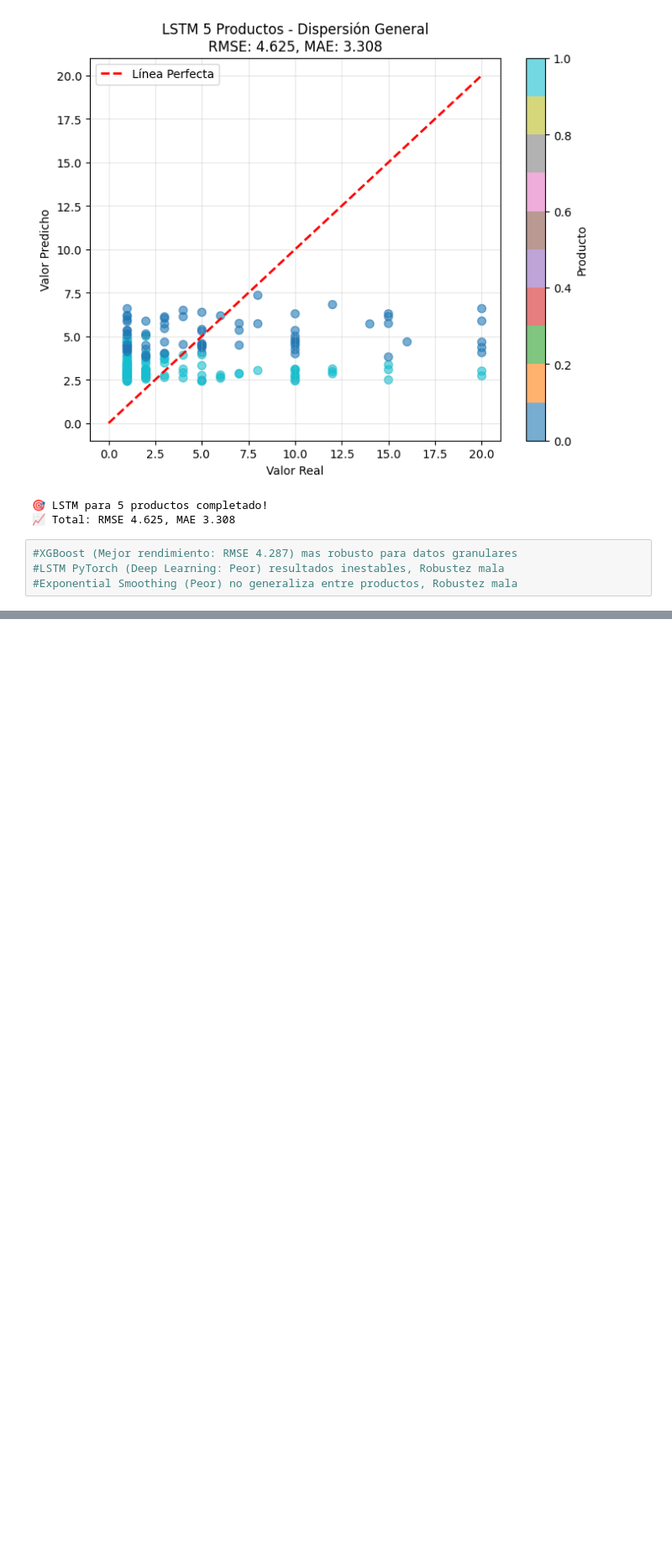
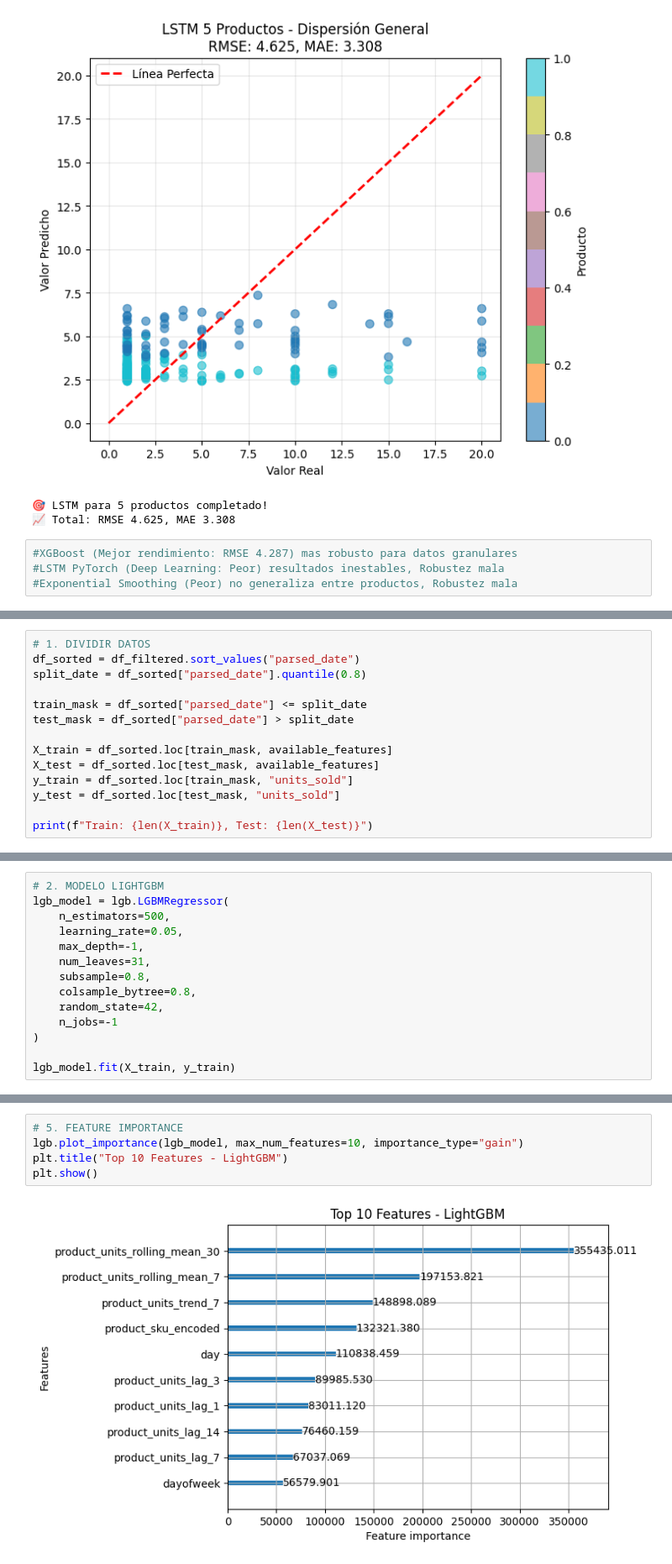
Before and after one commit to aladelca/pc1_20252_metodologia_data_science, a Jupyter notebook: notebooks/02_model_experimentation.ipynb, the cells around one changed output, grey strips where cells are left out. Shown at 84% size. Saved outputs shown, nothing was run; the diff lists cells and outputs as text; blank space fills up the shorter version.

```diff
--- a/notebooks/02_model_experimentation.ipynb
+++ b/notebooks/02_model_experimentation.ipynb
@@ -467,0 +569,14 @@ MAE Total:  3.3084
+# %%
+# 1. DIVIDIR DATOS
+df_sorted = df_filtered.sort_values("parsed_date")
+split_date = df_sorted["parsed_date"].quantile(0.8)
+
+train_mask = df_sorted["parsed_date"] <= split_date
+test_mask = df_sorted["parsed_date"] > split_date
+
+X_train = df_sorted.loc[train_mask, available_features]
+X_test = df_sorted.loc[test_mask, available_features]
+y_train = df_sorted.loc[train_mask, "units_sold"]
+y_test = df_sorted.loc[test_mask, "units_sold"]
+
+print(f"Train: {len(X_train)}, Test: {len(X_test)}")
@@ -467,0 +585,14 @@ MAE Total:  3.3084
+# %%
+# 2. MODELO LIGHTGBM
+lgb_model = lgb.LGBMRegressor(
+    n_estimators=500,
+    learning_rate=0.05,
+    max_depth=-1,
+    num_leaves=31,
+    subsample=0.8,
+    colsample_bytree=0.8,
+    random_state=42,
+    n_jobs=-1
+)
+
+lgb_model.fit(X_train, y_train)
@@ -467,0 +622,7 @@ MAE Total:  3.3084
+# %%
+# 5. FEATURE IMPORTANCE
+lgb.plot_importance(lgb_model, max_num_features=10, importance_type="gain")
+plt.title("Top 10 Features - LightGBM")
+plt.show()
+# %% [output]
+[figure, added]
```
Also changed, not shown: parts of 23 cells of this notebook, 2 other files.
